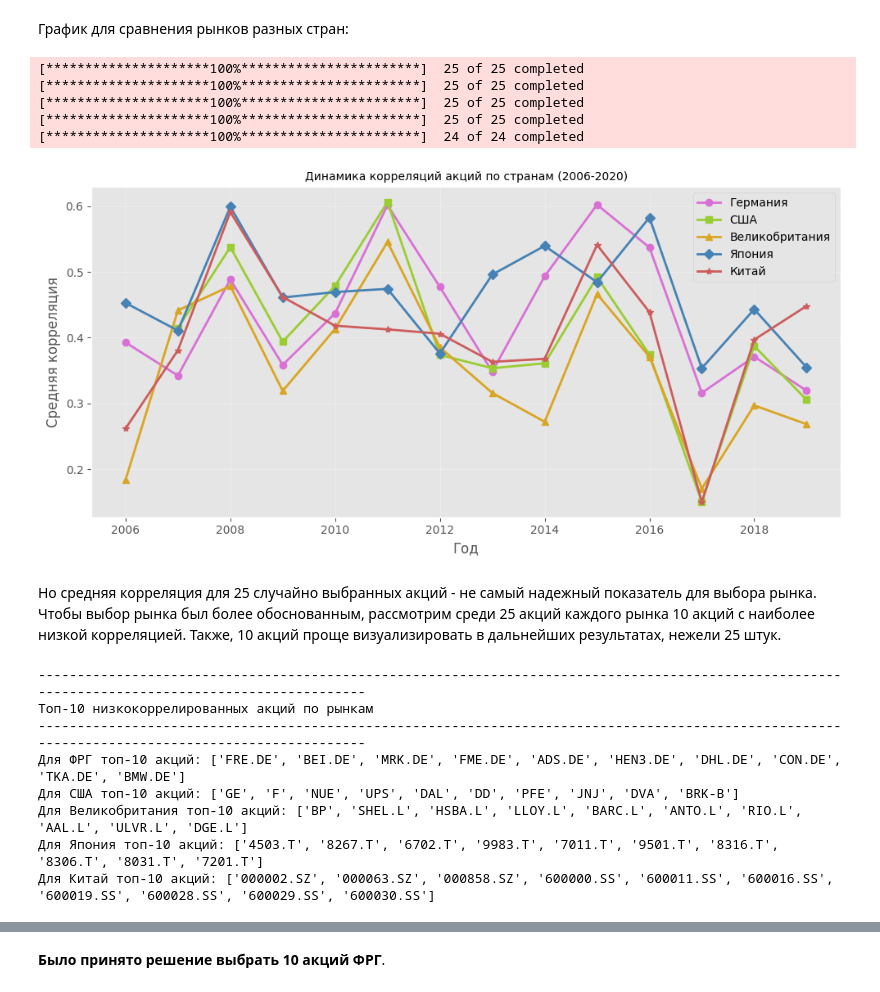
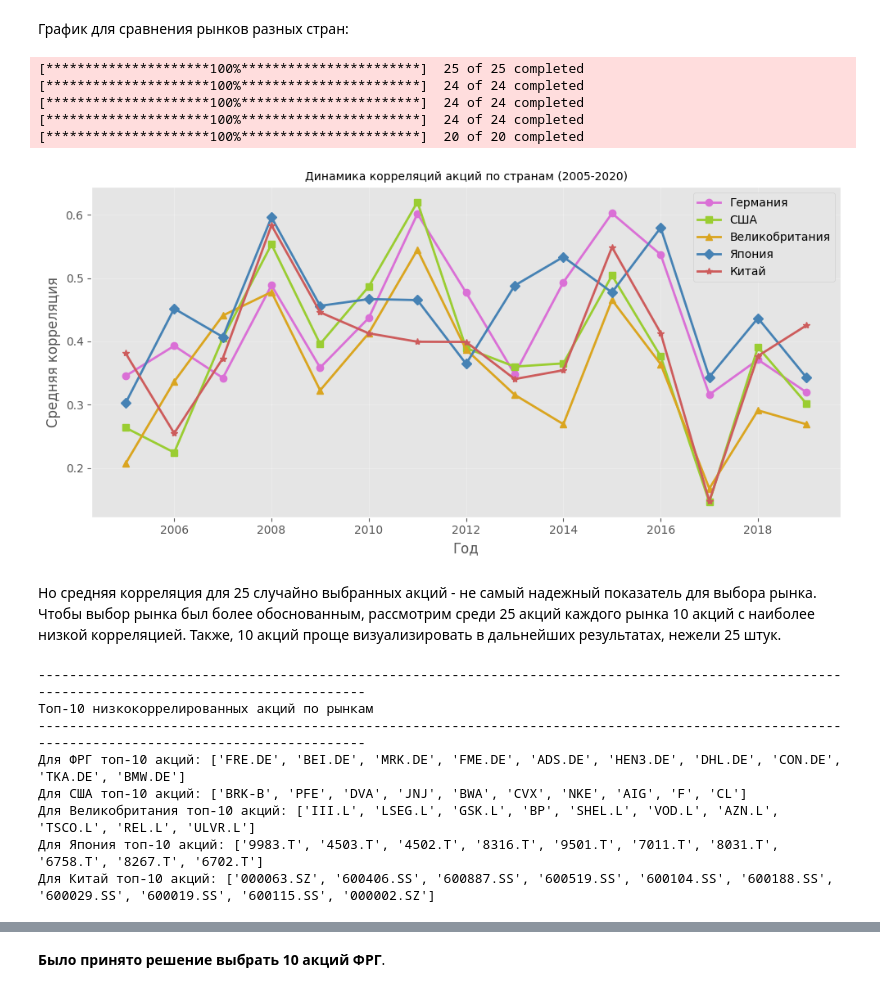
Before and after one commit to sadberyy/CrisisAnalysis, a Jupyter notebook: market_selection.ipynb, the cells around one changed output, grey strips where cells are left out. Saved outputs shown, nothing was run; the diff lists cells and outputs as text; code cells hidden in the pictures.

```diff
--- a/market_selection.ipynb
+++ b/market_selection.ipynb
@@ -146,7 +146,7 @@ def get_avg_correlations(tickers, start, end): # расчет средних к
     avg_corrs = []
     years = []
 
-    for year in range(2006, 2020):
+    for year in range(2005, 2020):
         year_data = log_returns[log_returns.index.year == year]
         corr_mat = year_data.corr()
         upper_tri = corr_mat.where(np.triu(np.ones(corr_mat.shape), k=1).astype(bool))
@@ -163,26 +163,25 @@ de_tickers = ['SIE.DE', 'VOW.DE', 'MBG.DE', 'BMW.DE', 'TKA.DE', 'DHL.DE',
               'ALV.DE', 'MUV2.DE', 'DBK.DE', 'CBK.DE', 'ADS.DE', 'BEI.DE',
               'HEN3.DE', 'SAP.DE', 'DTE.DE', 'IFX.DE', 'EOAN.DE', 'RWE.DE', 'CON.DE']
 
-us_tickers = ['GE', 'F', 'NUE', 'UPS', 'DAL', 'DD', 'PFE', 'JNJ', 'DVA',
+us_tickers = ['GE', 'F', 'NUE', 'UPS', 'DD', 'PFE', 'JNJ', 'DVA',
               'BRK-B', 'AIG', 'C', 'BAC', 'NKE', 'PG', 'CL', 'MSFT',
               'T', 'INTC', 'XOM', 'CVX', 'BWA', 'WMT', 'KO', 'MCD']
 
 uk_tickers = ['BP', 'SHEL.L', 'HSBA.L', 'LLOY.L', 'BARC.L', 'ANTO.L', 'RIO.L',
               'AAL.L', 'ULVR.L', 'DGE.L', 'AZN.L', 'GSK.L', 'VOD.L', 'TSCO.L',
-              'RR.L', 'PRU.L', 'AV.L', 'LSEG.L', 'EXPN.L', 'REL.L', 'ABF.L',
+              'RR.L', 'PRU.L', 'AV.L', 'LSEG.L', 'REL.L', 'ABF.L',
               'SBRY.L', 'STAN.L', 'LGEN.L', 'III.L']
 
 jp_tickers = ['7203.T', '7267.T', '7201.T', '6954.T', '6758.T', '6702.T',
-              '6501.T', '6971.T', '8306.T', '8316.T', '8411.T', '7751.T',
+              '6501.T', '6971.T', '8316.T', '8411.T', '7751.T',
               '6752.T', '4502.T', '4503.T', '8058.T', '8031.T', '9501.T',
               '9983.T', '8267.T', '9432.T', '7011.T', '7731.T', '7733.T','6504.T']
 
 cn_tickers = [
     '000002.SZ', '000063.SZ', '000858.SZ', '600000.SS', '600011.SS',
     '600016.SS', '600019.SS', '600028.SS', '600029.SS', '600030.SS',
-    '600036.SS', '600048.SS', '600050.SS', '600104.SS', '600115.SS',
-    '600188.SS', '600256.SS', '600406.SS', '600519.SS', '600690.SS',
-    '600887.SS', '601111.SS', '601398.SS', '601988.SS'
+    '600036.SS', '600050.SS', '600104.SS', '600115.SS', '600887.SS',
+    '600188.SS', '600256.SS', '600406.SS', '600519.SS', '600690.SS'
 ]
 years_data = {}
 corrs_data = {}
@@ -203,39 +202,39 @@ colors = {
 }
 markers = {
     'Германия': 'o',
     'США': 's',
     'Великобритания': '^',
     'Япония': 'D',
     'Китай': '*'
 }
 
 for name, tickers in countries:
-    years, corrs = get_avg_correlations(tickers, '2006-01-01', '2020-01-01')
+    years, corrs = get_avg_correlations(tickers, '2005-01-01', '2020-01-01')
     if years and corrs:
         years_data[name] = years
         corrs_data[name] = corrs
 
 plt.figure(figsize=(10, 5))
 
 for name in years_data:
     plt.plot(years_data[name], corrs_data[name],
              marker=markers[name], linestyle='-', linewidth=2, markersize=6,
              label=name, color=colors[name])
 
 plt.xlabel('Год', fontsize=12)
 plt.ylabel('Средняя корреляция', fontsize=12)
-plt.title('Динамика корреляций акций по странам (2006-2020)', fontsize=10)
+plt.title('Динамика корреляций акций по странам (2005-2020)', fontsize=10)
 plt.legend(loc='best')
 plt.grid(True, alpha=0.3)
 plt.tight_layout()
 plt.show()
 # %% [output]
-[*********************100%***********************]  25 of 25 completed
-[*********************100%***********************]  25 of 25 completed
-[*********************100%***********************]  25 of 25 completed
 [*********************100%***********************]  25 of 25 completed
 [*********************100%***********************]  24 of 24 completed
+[*********************100%***********************]  24 of 24 completed
+[*********************100%***********************]  24 of 24 completed
+[*********************100%***********************]  20 of 20 completed
-[figure, old version]
+[figure, new version]
 # %% [markdown]
 Но средняя корреляция для 25 случайно выбранных акций - не самый надежный показатель для выбора рынка. Чтобы выбор рынка был более обоснованным, рассмотрим среди 25 акций каждого рынка 10 акций с наиболее низкой корреляцией.
 Также, 10 акций проще визуализировать в дальнейших результатах, нежели 25 штук.
@@ -323,10 +324,10 @@ for name, tickers in markets_25.items():
 Топ-10 низкокоррелированных акций по рынкам
 -------------------------------------------------------------------------------------------------------------------------------------------------
 Для ФРГ топ-10 акций: ['FRE.DE', 'BEI.DE', 'MRK.DE', 'FME.DE', 'ADS.DE', 'HEN3.DE', 'DHL.DE', 'CON.DE', 'TKA.DE', 'BMW.DE']
-Для США топ-10 акций: ['GE', 'F', 'NUE', 'UPS', 'DAL', 'DD', 'PFE', 'JNJ', 'DVA', 'BRK-B']
-Для Великобритания топ-10 акций: ['BP', 'SHEL.L', 'HSBA.L', 'LLOY.L', 'BARC.L', 'ANTO.L', 'RIO.L', 'AAL.L', 'ULVR.L', 'DGE.L']
-Для Япония топ-10 акций: ['4503.T', '8267.T', '6702.T', '9983.T', '7011.T', '9501.T', '8316.T', '8306.T', '8031.T', '7201.T']
-Для Китай топ-10 акций: ['000002.SZ', '000063.SZ', '000858.SZ', '600000.SS', '600011.SS', '600016.SS', '600019.SS', '600028.SS', '600029.SS', '600030.SS']
+Для США топ-10 акций: ['BRK-B', 'PFE', 'DVA', 'JNJ', 'BWA', 'CVX', 'NKE', 'AIG', 'F', 'CL']
+Для Великобритания топ-10 акций: ['III.L', 'LSEG.L', 'GSK.L', 'BP', 'SHEL.L', 'VOD.L', 'AZN.L', 'TSCO.L', 'REL.L', 'ULVR.L']
+Для Япония топ-10 акций: ['9983.T', '4503.T', '4502.T', '8316.T', '9501.T', '7011.T', '8031.T', '6758.T', '8267.T', '6702.T']
+Для Китай топ-10 акций: ['000063.SZ', '600406.SS', '600887.SS', '600519.SS', '600104.SS', '600188.SS', '600029.SS', '600019.SS', '600115.SS', '000002.SZ']
 # %%
 print("\n" + "="*65)
 print(" "*10, "Сводная таблица для пиков распределений")
```
Also changed, not shown: parts of 7 cells of this notebook.
